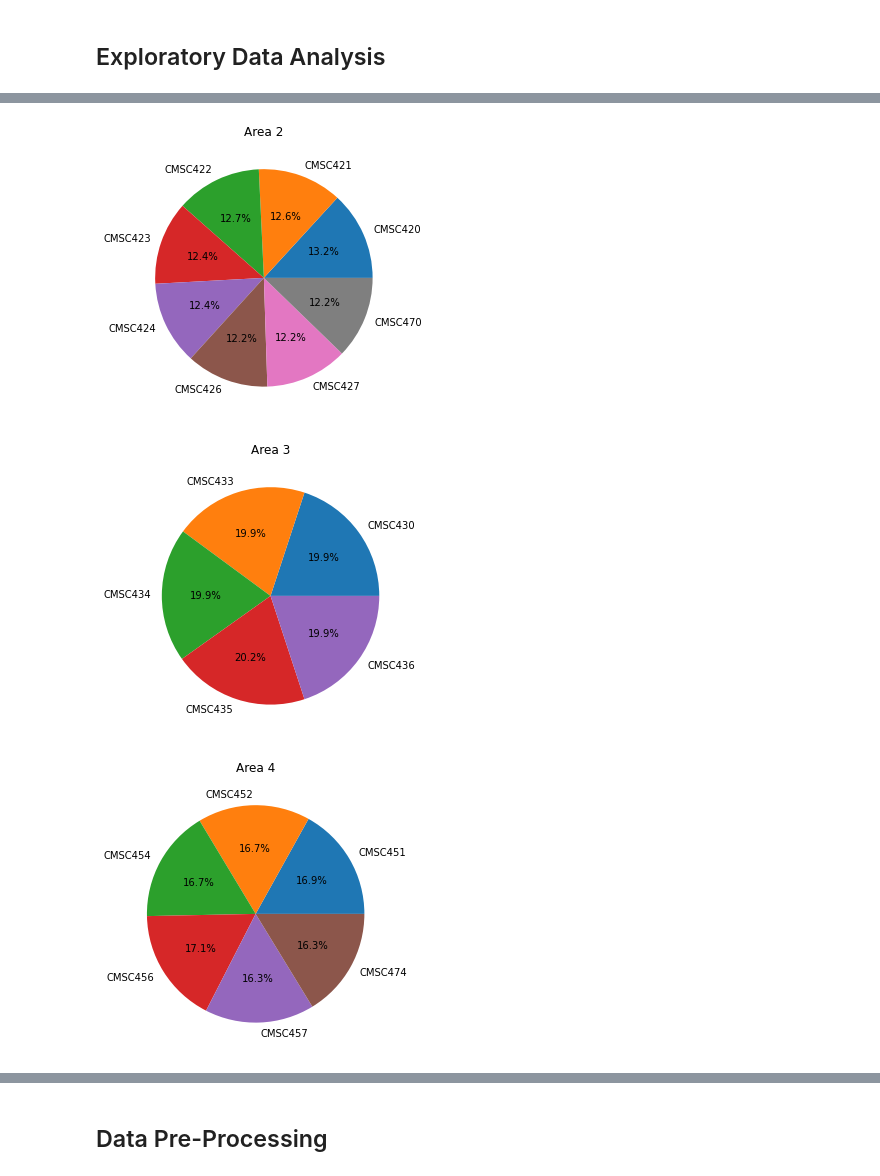
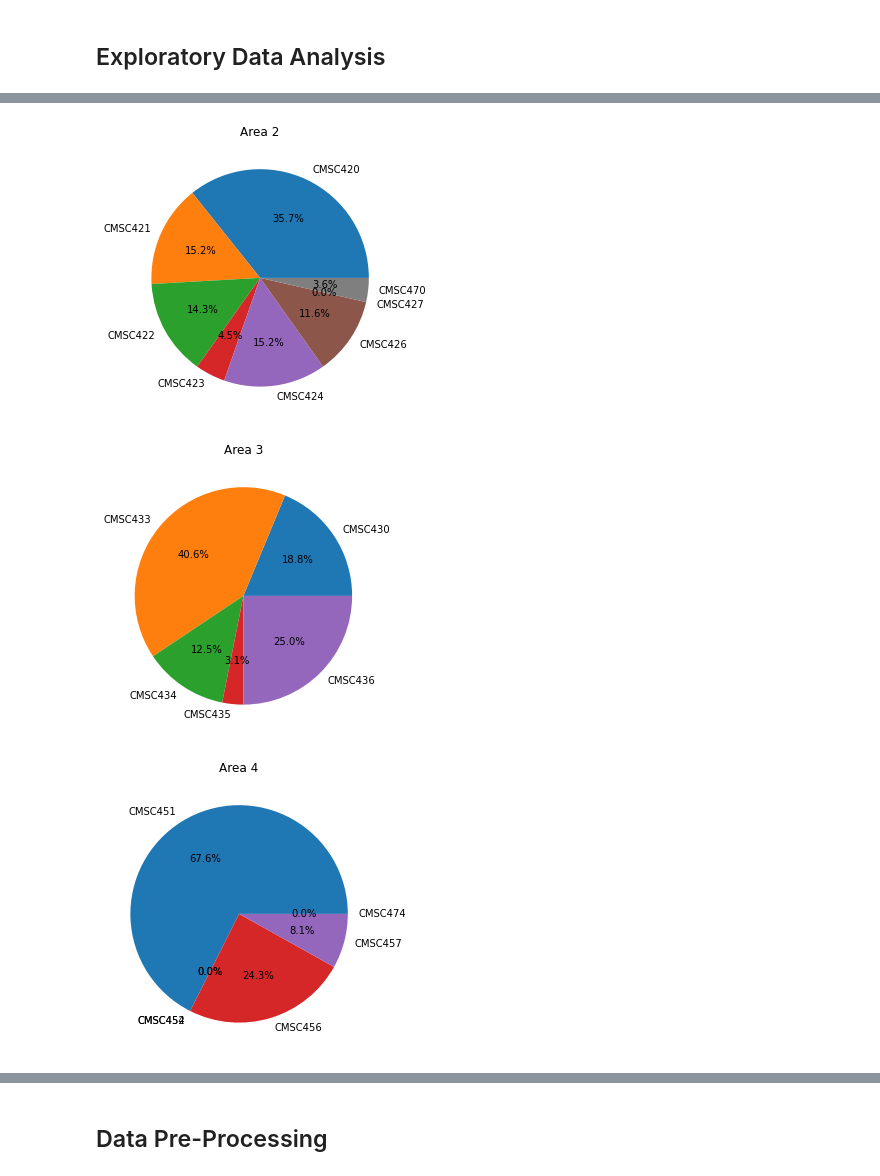
Before and after one commit to GuptaSiddhesh/GuptaSiddhesh.github.io, a Jupyter notebook: Final Project new.ipynb, the cells around one changed output, grey strips where cells are left out. Saved outputs shown, nothing was run; the diff lists cells and outputs as text; code cells hidden in the pictures.

```diff
--- a/Final Project new.ipynb
+++ b/Final Project new.ipynb
@@ -50,3 +52,6 @@ df.columns=["Users", "CMSC131", "CMSC132", "CMSC216", "CMSC250", "CMSC330", "CMS
+# %%
+df[df.columns[1:11]] = df[df.columns[1:11]].replace("Not Attempted", np.nan)
+df[df.columns[14:45]] = df[df.columns[14:45]].replace("Not Attempted", np.nan)
 # %%
 df.head()
 # %% [output]
@@ -143,67 +145,48 @@ plt.show()
 # %%
 # AREA 2
-NaNs_420 = df['CMSC420'].isna().sum()
-NaNs_421 = df['CMSC421'].isna().sum()
-NaNs_422 = df['CMSC422'].isna().sum()
-NaNs_423 = df['CMSC423'].isna().sum()
-NaNs_424 = df['CMSC424'].isna().sum()
-NaNs_426 = df['CMSC426'].isna().sum()
-NaNs_427 = df['CMSC427'].isna().sum()
-NaNs_470 = df['CMSC470'].isna().sum()
-CMSC420_num = 165 - NaNs_420
-CMSC421_num = 165 - NaNs_421
-CMSC422_num = 165 - NaNs_422
-CMSC423_num = 165 - NaNs_423
-CMSC424_num = 165 - NaNs_424
-CMSC426_num = 165 - NaNs_426
-CMSC427_num = 165 - NaNs_427
-CMSC470_num = 165 - NaNs_470
+CMSC420_num = df['CMSC420'].notna().sum()
+CMSC421_num = df['CMSC421'].notna().sum()
+CMSC422_num = df['CMSC422'].notna().sum()
+CMSC423_num = df['CMSC423'].notna().sum()
+CMSC424_num = df['CMSC424'].notna().sum()
+CMSC426_num = df['CMSC426'].notna().sum()
+CMSC427_num = df['CMSC427'].notna().sum()
+CMSC470_num = df['CMSC470'].notna().sum()
 data = [CMSC420_num, CMSC421_num, CMSC422_num, CMSC423_num, CMSC424_num, CMSC426_num, CMSC427_num, CMSC470_num]
 labels = 'CMSC420', 'CMSC421', 'CMSC422', 'CMSC423', 'CMSC424', 'CMSC426', 'CMSC427', 'CMSC470'
 plt.pie(data,labels=labels,autopct='%1.1f%%')
 plt.title("Area 2")
 plt.show()
 # %% [output]
-[figure, old version]
+[figure, new version]
 # %%
 # AREA 3
-NaNs_430 = df['CMSC430'].isna().sum()
-NaNs_433 = df['CMSC433'].isna().sum()
-NaNs_434 = df['CMSC434'].isna().sum()
-NaNs_435 = df['CMSC435'].isna().sum()
-NaNs_436 = df['CMSC436'].isna().sum()
-CMSC430_num = 165 - NaNs_430
-CMSC433_num = 165 - NaNs_433
-CMSC434_num = 165 - NaNs_434
-CMSC435_num = 165 - NaNs_435
-CMSC436_num = 165 - NaNs_436
+CMSC430_num = df['CMSC430'].notna().sum()
+CMSC433_num = df['CMSC433'].notna().sum()
+CMSC434_num = df['CMSC434'].notna().sum()
+CMSC435_num = df['CMSC435'].notna().sum()
+CMSC436_num = df['CMSC436'].notna().sum()
 data = [CMSC430_num, CMSC433_num, CMSC434_num, CMSC435_num, CMSC436_num]
 labels = 'CMSC430', 'CMSC433', 'CMSC434', 'CMSC435', 'CMSC436'
 plt.pie(data,labels=labels,autopct='%1.1f%%')
 plt.title("Area 3")
 plt.show()
 # %% [output]
-[figure, old version]
+[figure, new version]
 # %%
 # AREA 4
-NaNs_451 = df['CMSC451'].isna().sum()
-NaNs_452 = df['CMSC452'].isna().sum()
-NaNs_454 = df['CMSC454'].isna().sum()
-NaNs_456 = df['CMSC456'].isna().sum()
-NaNs_457 = df['CMSC457'].isna().sum()
-NaNs_474 = df['CMSC474'].isna().sum()
-CMSC451_num = 165 - NaNs_451
-CMSC452_num = 165 - NaNs_452
-CMSC454_num = 165 - NaNs_454
-CMSC456_num = 165 - NaNs_456
-CMSC457_num = 165 - NaNs_457
-CMSC474_num = 165 - NaNs_474
+CMSC451_num = df['CMSC451'].notna().sum()
+CMSC452_num = df['CMSC452'].notna().sum()
+CMSC454_num = df['CMSC454'].notna().sum()
+CMSC456_num = df['CMSC456'].notna().sum()
+CMSC457_num = df['CMSC457'].notna().sum()
+CMSC474_num = df['CMSC474'].notna().sum()
 data = [CMSC451_num, CMSC452_num, CMSC454_num, CMSC456_num, CMSC457_num, CMSC474_num]
 labels = 'CMSC451', 'CMSC452', 'CMSC454', 'CMSC456', 'CMSC457', 'CMSC474'
 plt.pie(data,labels=labels,autopct='%1.1f%%')
 plt.title("Area 4")
 plt.show()
 # %% [output]
-[figure, old version]
+[figure, new version]
 # %%
 # AREA 5
```
Also changed, not shown: parts of 14 cells of this notebook.
